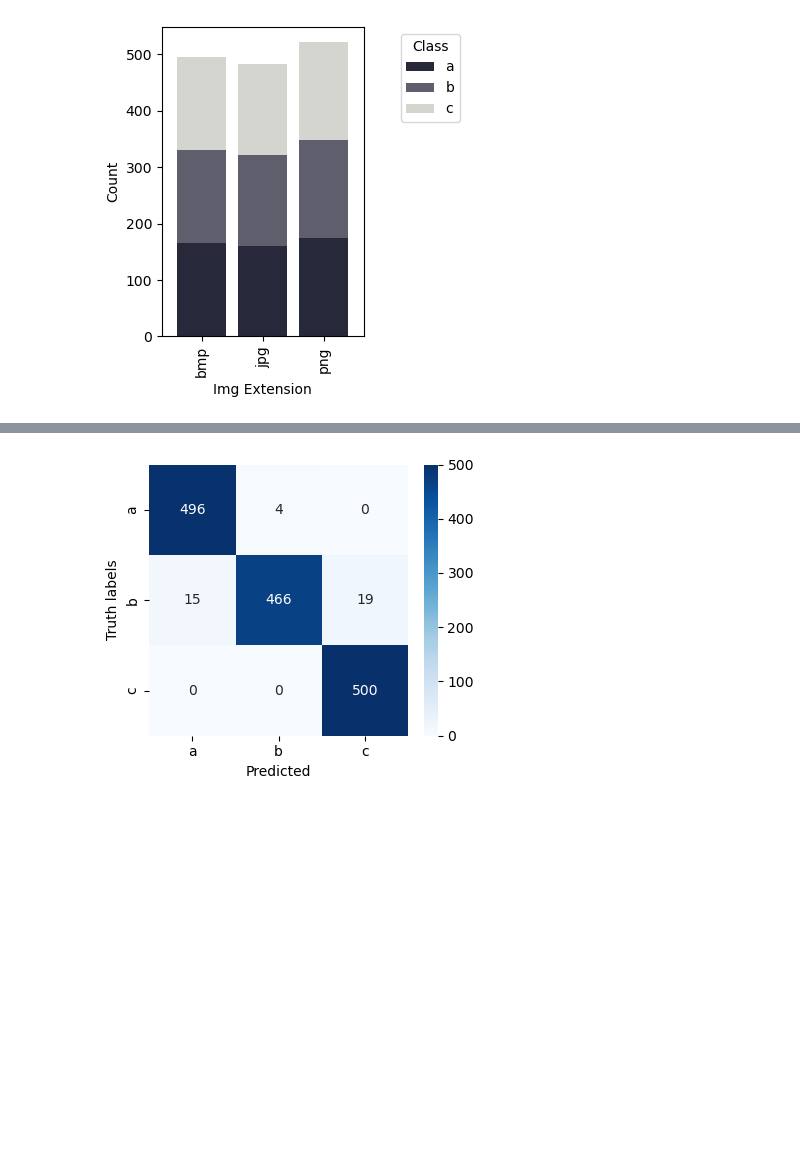
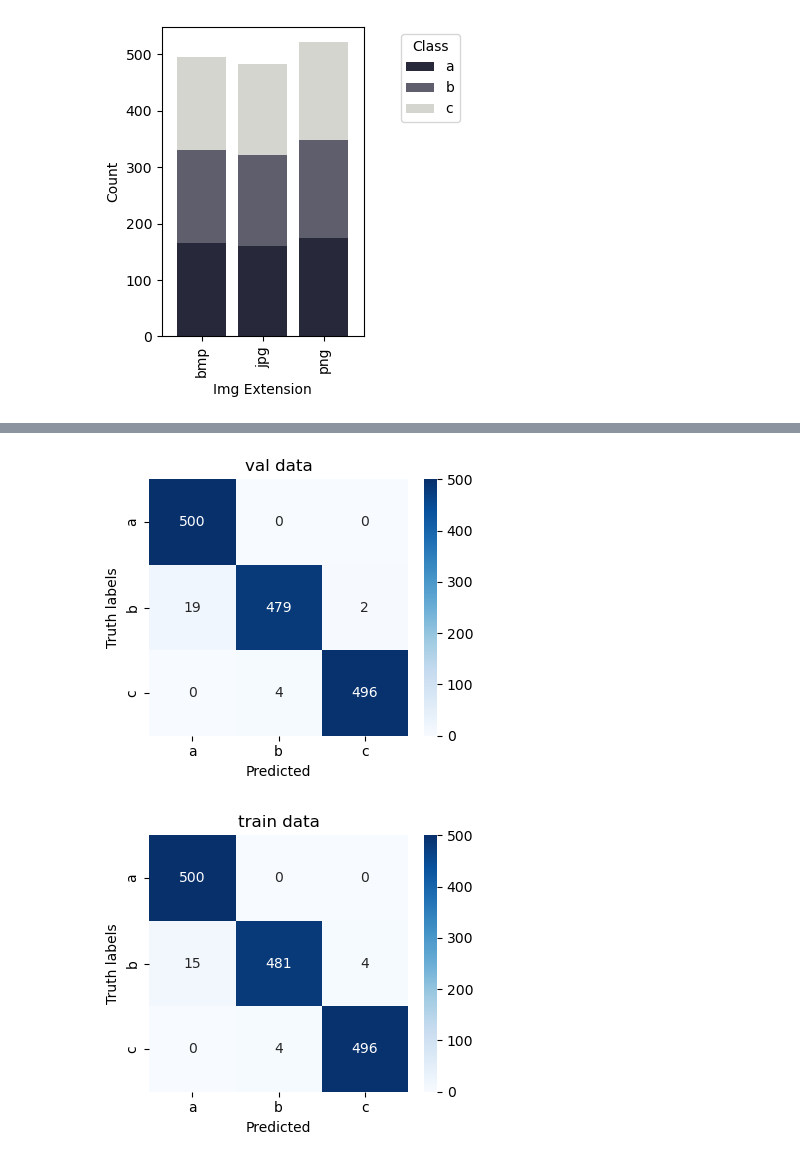
Before and after one commit to sjabarnia/squares, a Jupyter notebook: exploration.ipynb, the cells around one changed output, grey strips where cells are left out. Cells and saved outputs as stored; diff of their text form; code cells hidden in the pictures; blank space fills up the shorter version.

```diff
--- a/exploration.ipynb
+++ b/exploration.ipynb
@@ -192,5 +190,5 @@ plt.show()
 # %%
-fig, axs = plt.subplots( nrows = 3, ncols = 1, figsize=(6, 4), sharex=True)
+fig, axs = plt.subplots( nrows = 3, ncols = 1, figsize=(4.5, 4), sharex=True)
 
 size_by_class = train_df[['class',
                     'width']].groupby(['class',
@@ -374,29 +446,8 @@ Class c:
 # %%
-# second try
-class secondCNN(nn.Module):
-    def __init__(self, num_classes):
-        super().__init__()
-        self.features = nn.Sequential(
-            nn.Conv2d(3, 16, 3, padding=1),
-            nn.ReLU(),
-            nn.MaxPool2d(2),
-            nn.Conv2d(16, 32, 3, padding=1),
-            nn.ReLU(),
-            nn.MaxPool2d(2)
-        )
-        self.classifier = nn.Linear(32 * 8 * 8, num_classes)
-
-    def forward(self, x):
-        x = self.features(x)
-        x = x.view(-1, 32 * 8 * 8)
-        x = self.classifier(x)
-        return x
-
 num_epochs = 10
 
 transform = transforms.Compose([transforms.CenterCrop((32)),
                                 transforms.ToTensor()])
-
 train_dataset = ImageDataset(train_dir, transform)
 val_dataset = ImageDataset(val_dir, transform)
 
@@ -404,57 +455,38 @@ train_loader = DataLoader(train_dataset, batch_size=32, shuffle=True)
 val_loader = DataLoader(val_dataset, batch_size=32)
 
 device = torch.device("cpu")
-model = secondCNN(len(train_dataset.classes)).to(device)
+second_cnn_model = secondCNN(len(train_dataset.classes)).to(device)
 criterion = nn.CrossEntropyLoss()
-optimizer = torch.optim.Adam(model.parameters(), lr=0.001)
+optimizer = torch.optim.Adam(second_cnn_model.parameters(), lr=0.001)
 
 # Train
 for epoch in range(num_epochs):
-    model.train()
+    second_cnn_model.train()
     for images, labels in train_loader:
         images, labels = images.to(device), labels.to(device)
         optimizer.zero_grad()
-        outputs = model(images)
+        outputs = second_cnn_model(images)
         loss = criterion(outputs, labels)
         loss.backward()
         optimizer.step()
 
     # Quick validation
-    model.eval()
+    second_cnn_model.eval()
     correct = 0
     total = 0
     with torch.no_grad():
         for images, labels in val_loader:
             images, labels = images.to(device), labels.to(device)
-            outputs = model(images)
+            outputs = second_cnn_model(images)
             _, predicted = torch.max(outputs.data, 1)
             total += labels.size(0)
             correct += (predicted == labels).sum().item()
 
     print(f'Epoch {epoch+1}, Accuracy: {100 * correct / total:.2f}%')
 
-# Final evaluation
-model.eval()
-all_preds = []
-all_labels = []
+torch.save(second_cnn_model.state_dict(), 'img_classifier_center_crop.pth')
 
-with torch.no_grad():
-    for images, labels in val_loader:
-        images, labels = images.to(device), labels.to(device)
-        outputs = model(images)
-        _, preds = torch.max(outputs, 1)
-        all_preds.extend(preds.cpu().numpy())
-        all_labels.extend(labels.cpu().numpy())
-
-# Show confusion matrix
-cm = confusion_matrix(all_labels, all_preds)
-plt.figure(figsize=(4, 3.5))
-sns.heatmap(cm, annot=True, fmt='d', cmap='Blues', vmax = 500,
-            xticklabels=train_dataset.classes, yticklabels=train_dataset.classes)
-plt.xlabel('Predicted')
-plt.ylabel('Truth labels')
-plt.tight_layout()
-plt.show()
-
-torch.save(model.state_dict(), 'img_classifier_center_crop.pth')
+# evaluation
+val_cm = eval_torch_model(second_cnn_model, 'val', device)
+train_cm = eval_torch_model(second_cnn_model, 'train', device)
 # %% [output]
@@ -471,2 +503,3 @@ Epoch 10, Accuracy: 97.47%
-[figure, old version]
+[figure, new version]
+[figure, added]
 # %%
```
Also changed, not shown: parts of 16 cells of this notebook.
